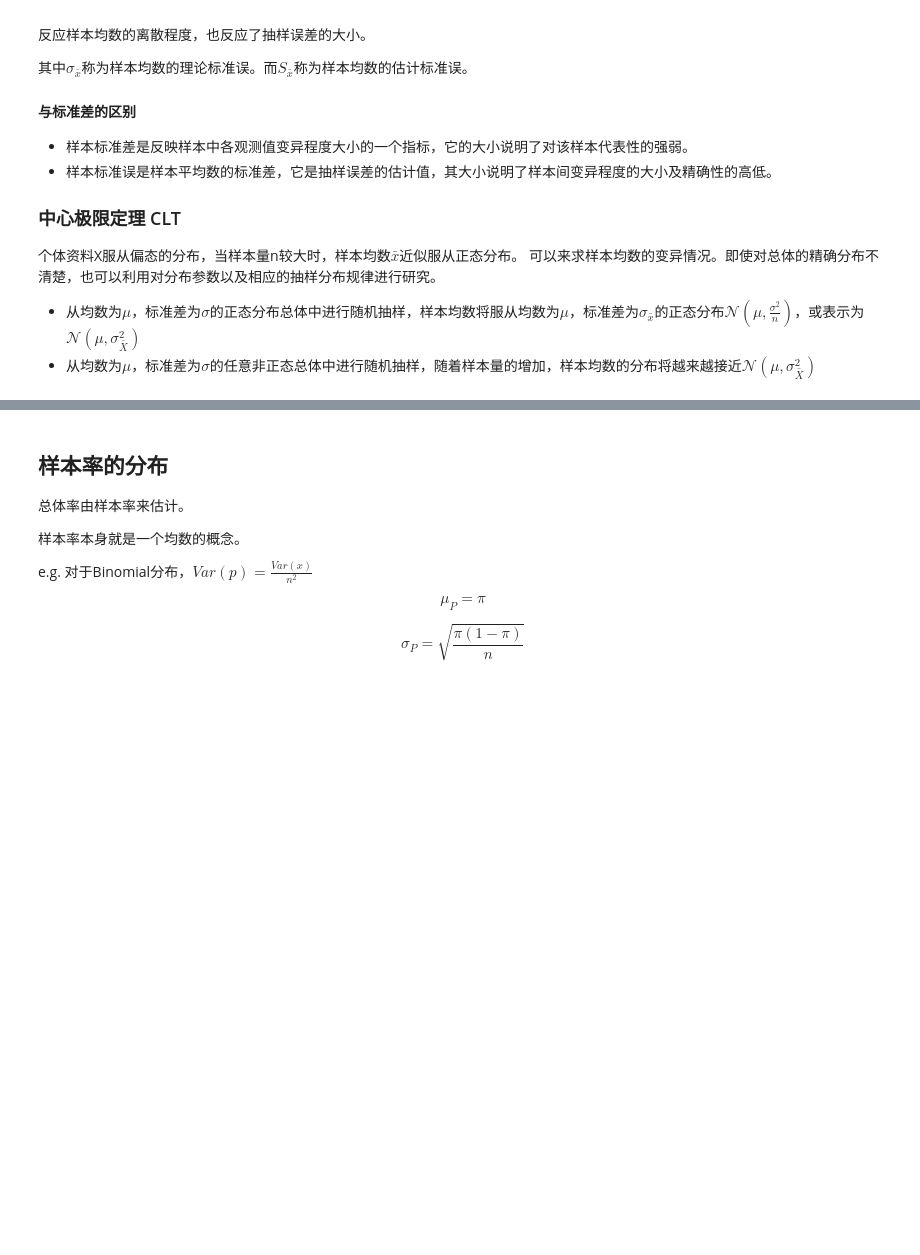
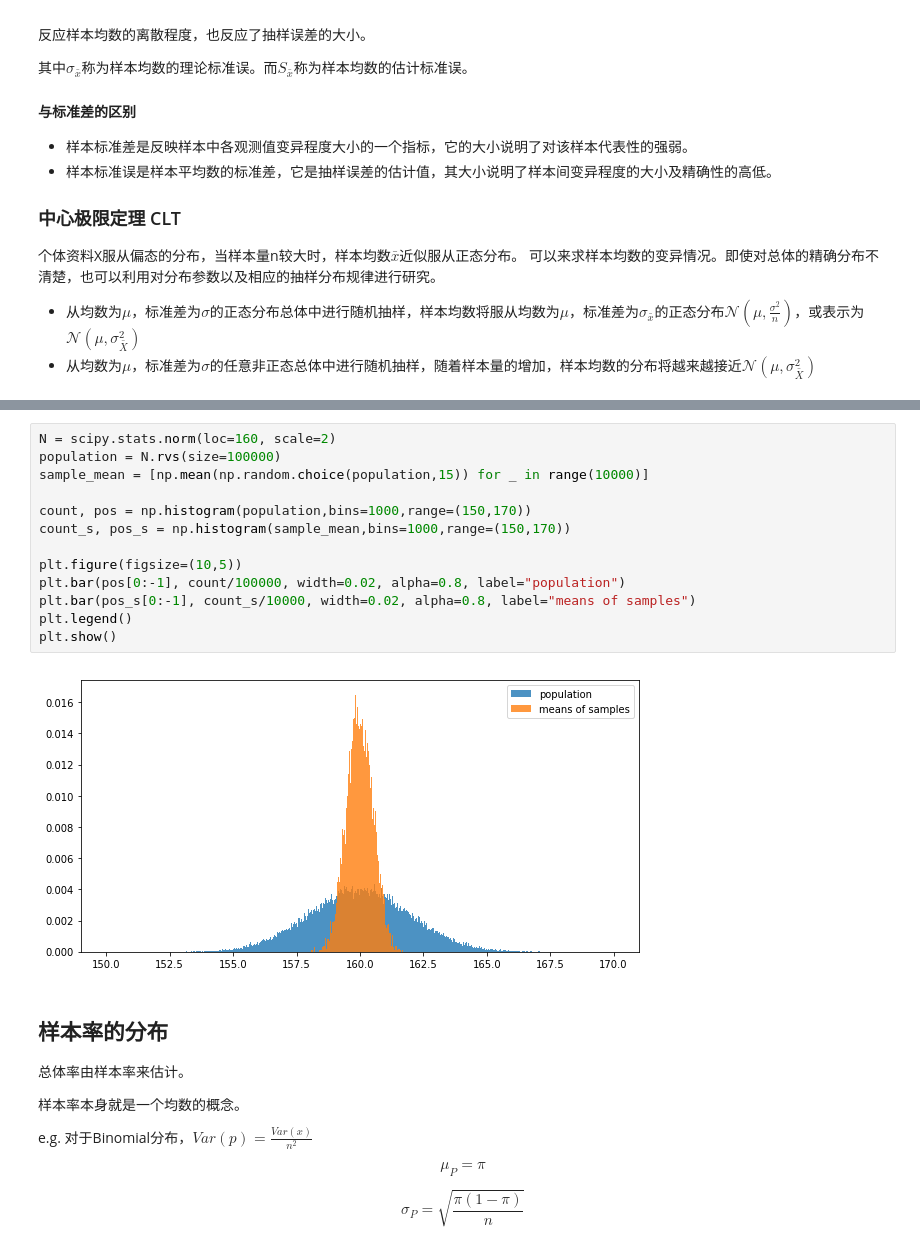
Before and after one commit to ZaneMuir/Medical_Statistics, a Jupyter notebook: notes/4 Sampling.ipynb, the cells around one changed output, grey strips where cells are left out. Drawn from its saved outputs; the diff is of its cells as text; blank space fills up the shorter version.

```diff
--- a/notes/4 Sampling.ipynb
+++ b/notes/4 Sampling.ipynb
@@ -44,3 +37,18 @@ histogram!(population, label="population",alpha=0.4)
+# %%
+N = scipy.stats.norm(loc=160, scale=2)
+population = N.rvs(size=100000)
+sample_mean = [np.mean(np.random.choice(population,15)) for _ in range(10000)]
+
+count, pos = np.histogram(population,bins=1000,range=(150,170))
+count_s, pos_s = np.histogram(sample_mean,bins=1000,range=(150,170))
+
+plt.figure(figsize=(10,5))
+plt.bar(pos[0:-1], count/100000, width=0.02, alpha=0.8, label="population")
+plt.bar(pos_s[0:-1], count_s/10000, width=0.02, alpha=0.8, label="means of samples")
+plt.legend()
+plt.show()
+# %% [output]
+[figure, added]
 # %% [markdown]
 ## 样本率的分布
 总体率由样本率来估计。
```
Also changed, not shown: parts of 9 cells of this notebook, 4 other files.
